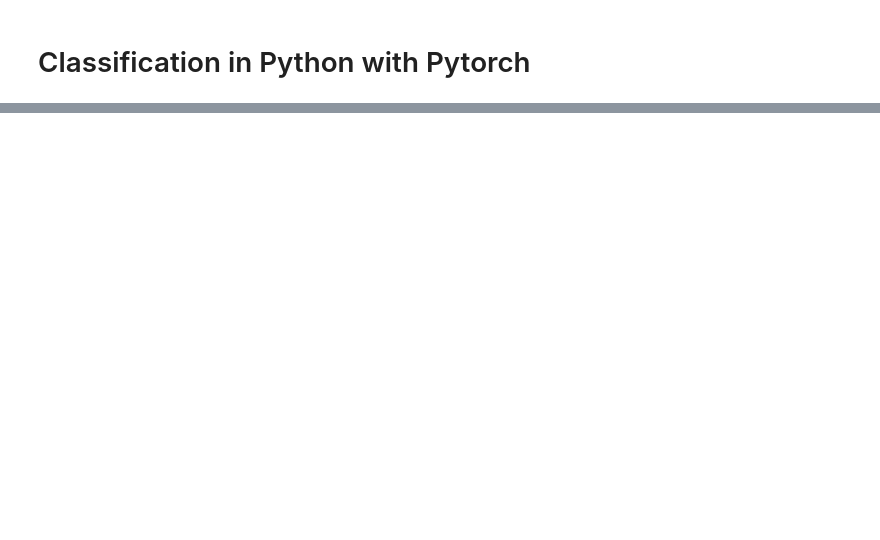
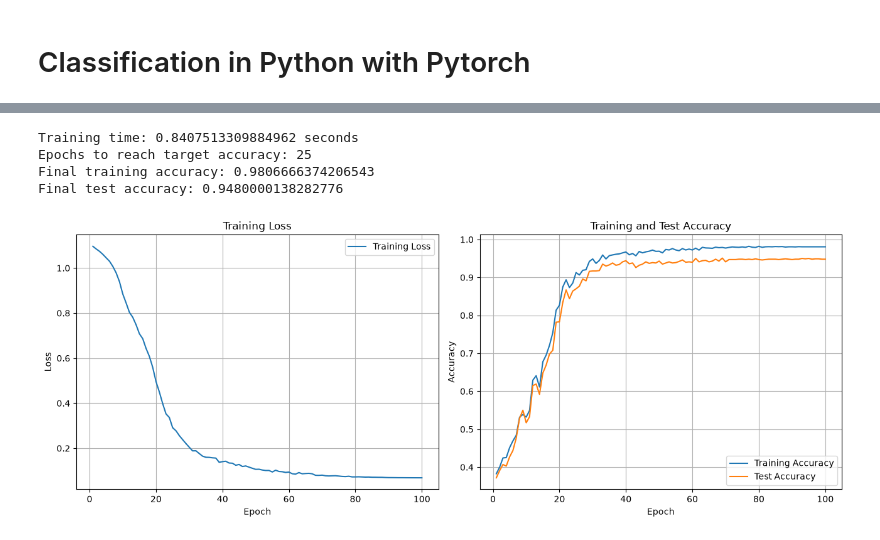
Before and after one commit to Ashishlamichhane4/Scientific_Computing, a Jupyter notebook: Classification_using_pytorch/exe3.ipynb, the cells around one changed output, grey strips where cells are left out. Drawn from its saved outputs; the diff is of its cells as text; code cells hidden in the pictures; blank space fills up the shorter version.

```diff
--- a/Classification_using_pytorch/exe3.ipynb
+++ b/Classification_using_pytorch/exe3.ipynb
@@ -97,0 +321,8 @@ NameError: name 'N_CLASSES' is not defined
+# %%
+model = MLP(
+    n_hidden_layers=3,
+    width=16,
+    n_classes=3
+)
+
+print(model)
@@ -97,0 +345,70 @@ NameError: name 'N_CLASSES' is not defined
+# %%
+history = train_model(
+    model,
+    X_train,
+    y_train,
+    X_test,
+    y_test,
+    epochs=100,
+    lr=0.01,
+    batch_size=128,
+    target_acc=0.9
+)
+# %%
+print("Training time:", history["train_time"], "seconds")
+
+print(
+    "Epochs to reach target accuracy:",
+    history["epochs_to_target"]
+)
+
+print("Final training accuracy:", history["train_acc"][-1])
+print("Final test accuracy:", history["test_acc"][-1])
+# %% [output]
+Training time: 0.8407513309884962 seconds
+Epochs to reach target accuracy: 25
+Final training accuracy: 0.9806666374206543
+Final test accuracy: 0.9480000138282776
+# %%
+
+
+epochs = range(1, len(history["train_loss"]) + 1)
+
+fig, axes = plt.subplots(1, 2, figsize=(13, 5))
+
+# Plot training loss
+axes[0].plot(
+    epochs,
+    history["train_loss"],
+    label="Training Loss"
+)
+
+axes[0].set_xlabel("Epoch")
+axes[0].set_ylabel("Loss")
+axes[0].set_title("Training Loss")
+axes[0].legend()
+axes[0].grid(True)
+
+# Plot training and test accuracy
+axes[1].plot(
+    epochs,
+    history["train_acc"],
+    label="Training Accuracy"
+)
+
+axes[1].plot(
+    epochs,
+    history["test_acc"],
+    label="Test Accuracy"
+)
+
+axes[1].set_xlabel("Epoch")
+axes[1].set_ylabel("Accuracy")
+axes[1].set_title("Training and Test Accuracy")
+axes[1].legend()
+axes[1].grid(True)
+
+plt.tight_layout()
+plt.show()
+# %% [output]
+[figure, added]
```
Also changed, not shown: parts of 14 cells of this notebook.
